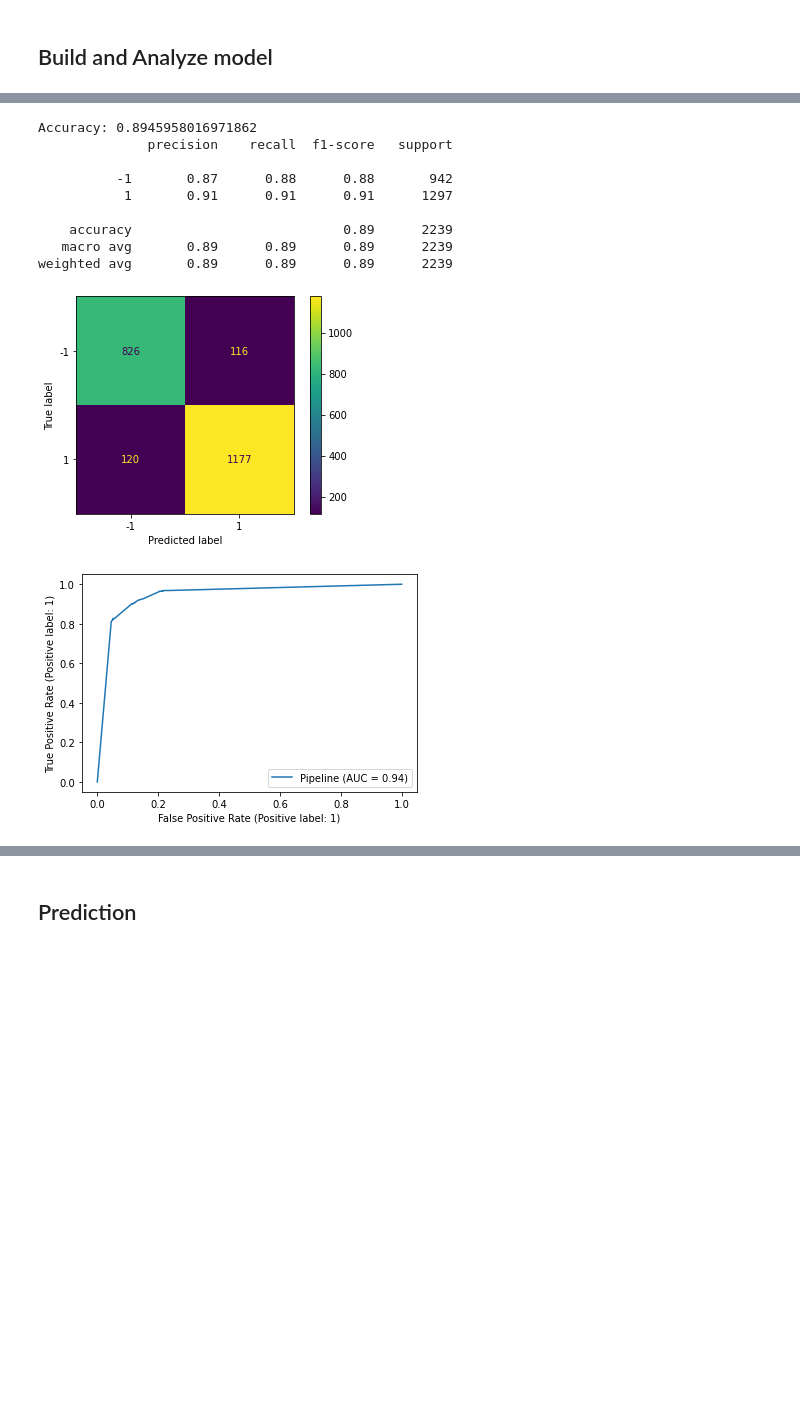
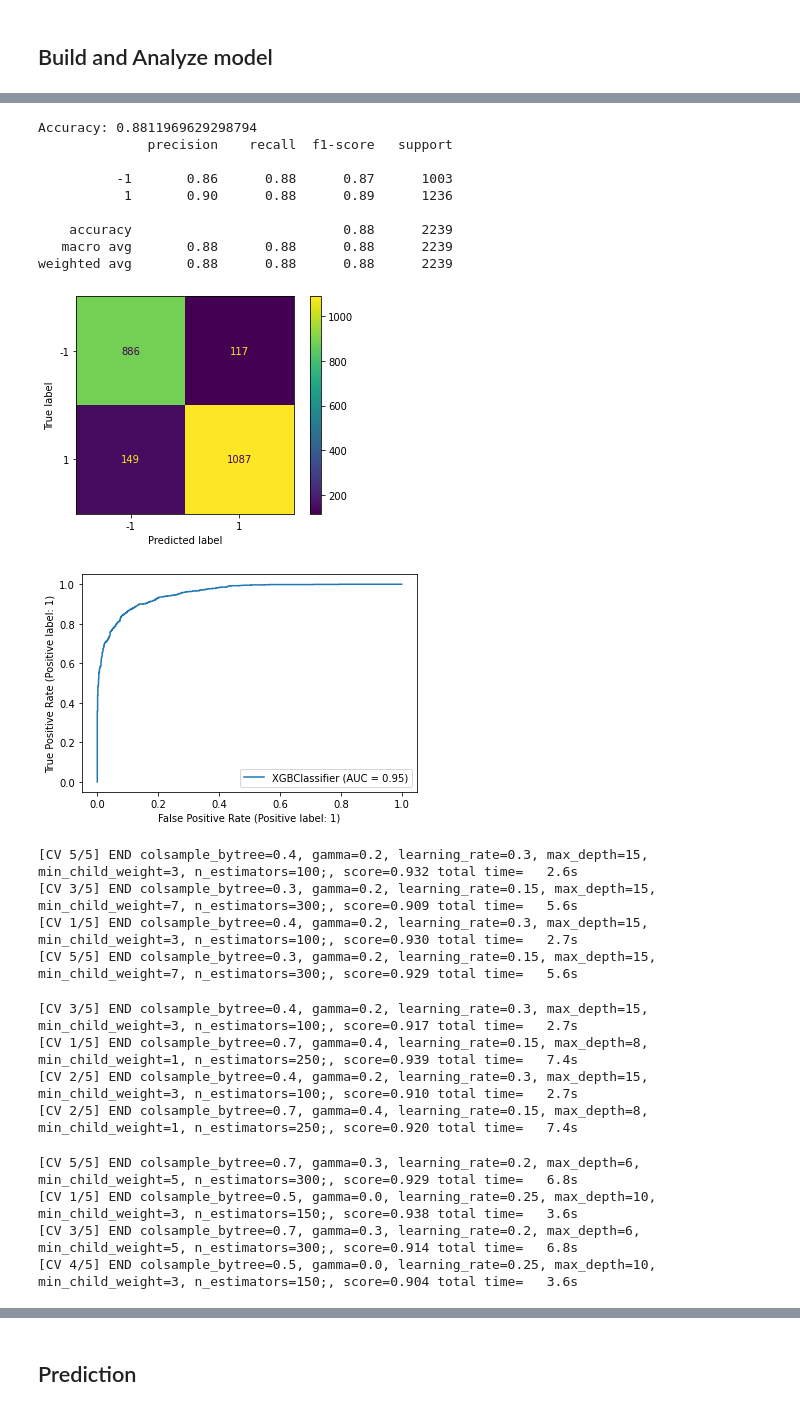
Before and after one commit to rparthas/data, a Jupyter notebook: hackathons/Phishing.ipynb, the cells around one changed output, grey strips where cells are left out. Cells and saved outputs as stored; diff of their text form; code cells hidden in the pictures; blank space fills up the shorter version.

```diff
--- a/hackathons/Phishing.ipynb
+++ b/hackathons/Phishing.ipynb
@@ -172,7 +172,3 @@ enc = OneHotEncoder(handle_unknown='ignore')
 X = pd.DataFrame(enc.fit_transform(X).toarray())
 # %%
 X_train, X_test, y_train, y_test = train_test_split(X,y,train_size=0.75, test_size=0.25)
-# %%
-pipeline_optimizer = TPOTClassifier(generations=5, population_size=10, cv=5,
-                                    random_state=42, verbosity=2,scoring ='f1')
-pipeline_optimizer.fit(X_train, y_train)
@@ -215,19 +174,0 @@ weighted avg       0.34      0.58      0.42      2239
-# %%
-model = make_pipeline(
-    StackingEstimator(estimator=DecisionTreeClassifier(criterion="gini", max_depth=3, min_samples_leaf=14, min_samples_split=12)),
-    KNeighborsClassifier(n_neighbors=3, p=1, weights="distance")
-)
-model.fit(X_train,y_train)
-print_scores(model,X_test,y_test)
-# %% [output]
-Accuracy: 0.8945958016971862
-              precision    recall  f1-score   support
-
-          -1       0.87      0.88      0.88       942
-           1       0.91      0.91      0.91      1297
-
-    accuracy                           0.89      2239
-   macro avg       0.89      0.89      0.89      2239
-weighted avg       0.89      0.89      0.89      2239
-[figure, removed]
-[figure, removed]
@@ -233,0 +184,28 @@ weighted avg       0.89      0.89      0.89      2239
+# %%
+model=XGBClassifier(learning_rate=0.5, max_depth=3, min_child_weight=4, n_estimators=100, n_jobs=1, verbosity=0)
+model.fit(X_train,y_train)
+print_scores(model,X_test,y_test)
+# %% [output]
+Accuracy: 0.8811969629298794
+              precision    recall  f1-score   support
+
+          -1       0.86      0.88      0.87      1003
+           1       0.90      0.88      0.89      1236
+
+    accuracy                           0.88      2239
+   macro avg       0.88      0.88      0.88      2239
+weighted avg       0.88      0.88      0.88      2239
+[figure, added]
+[figure, added]
+[CV 5/5] END colsample_bytree=0.4, gamma=0.2, learning_rate=0.3, max_depth=15, min_child_weight=3, n_estimators=100;, score=0.932 total time=   2.6s
+[CV 3/5] END colsample_bytree=0.3, gamma=0.2, learning_rate=0.15, max_depth=15, min_child_weight=7, n_estimators=300;, score=0.909 total time=   5.6s
+[CV 1/5] END colsample_bytree=0.4, gamma=0.2, learning_rate=0.3, max_depth=15, min_child_weight=3, n_estimators=100;, score=0.930 total time=   2.7s
+[CV 5/5] END colsample_bytree=0.3, gamma=0.2, learning_rate=0.15, max_depth=15, min_child_weight=7, n_estimators=300;, score=0.929 total time=   5.6s
+[CV 3/5] END colsample_bytree=0.4, gamma=0.2, learning_rate=0.3, max_depth=15, min_child_weight=3, n_estimators=100;, score=0.917 total time=   2.7s
+[CV 1/5] END colsample_bytree=0.7, gamma=0.4, learning_rate=0.15, max_depth=8, min_child_weight=1, n_estimators=250;, score=0.939 total time=   7.4s
+[CV 2/5] END colsample_bytree=0.4, gamma=0.2, learning_rate=0.3, max_depth=15, min_child_weight=3, n_estimators=100;, score=0.910 total time=   2.7s
+[CV 2/5] END colsample_bytree=0.7, gamma=0.4, learning_rate=0.15, max_depth=8, min_child_weight=1, n_estimators=250;, score=0.920 total time=   7.4s
+[CV 5/5] END colsample_bytree=0.7, gamma=0.3, learning_rate=0.2, max_depth=6, min_child_weight=5, n_estimators=300;, score=0.929 total time=   6.8s
+[CV 1/5] END colsample_bytree=0.5, gamma=0.0, learning_rate=0.25, max_depth=10, min_child_weight=3, n_estimators=150;, score=0.938 total time=   3.6s
+[CV 3/5] END colsample_bytree=0.7, gamma=0.3, learning_rate=0.2, max_depth=6, min_child_weight=5, n_estimators=300;, score=0.914 total time=   6.8s
+[CV 4/5] END colsample_bytree=0.5, gamma=0.0, learning_rate=0.25, max_depth=10, min_child_weight=3, n_estimators=150;, score=0.904 total time=   3.6s
```
Also changed, not shown: parts of 11 cells of this notebook.
